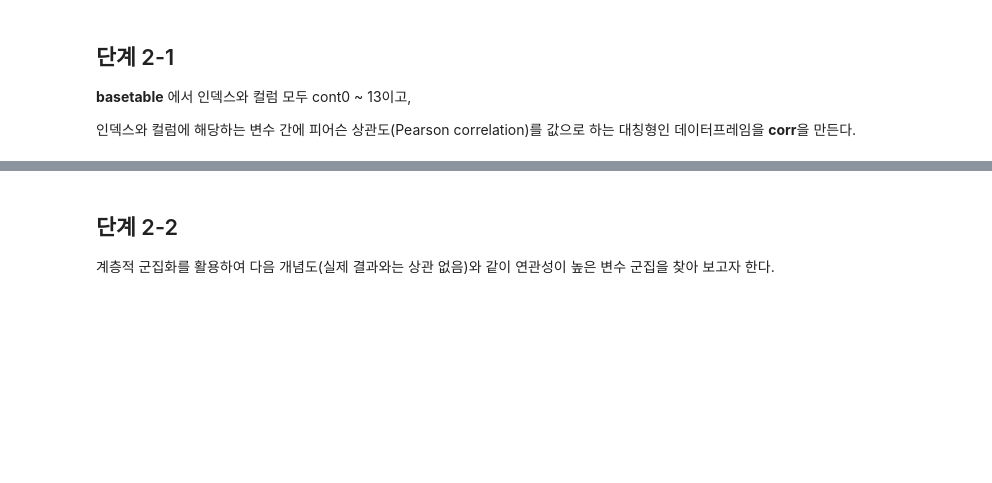
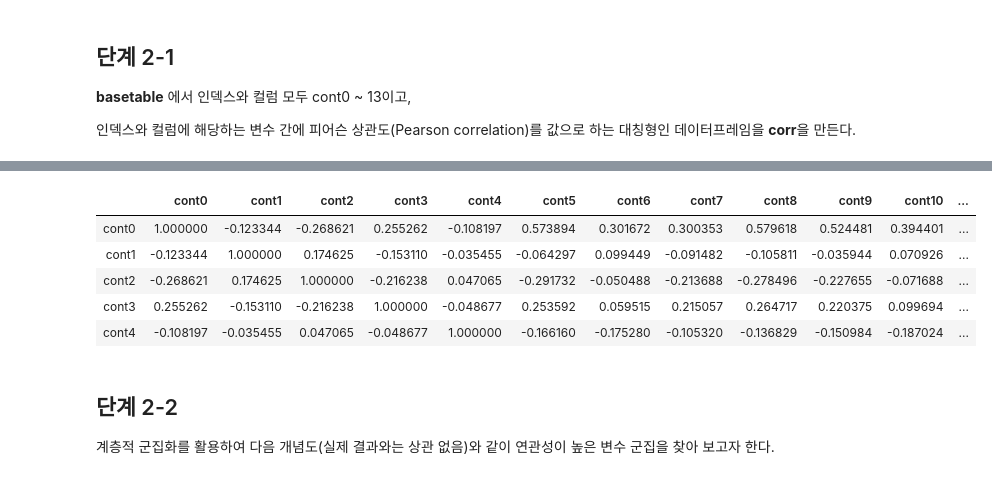
Before and after one commit to sunkusun9/DS_lv3_2603_2, a Jupyter notebook: sec_ds_lv3_prob2_prob.ipynb, the cells around one changed output, grey strips where cells are left out. Saved outputs shown, nothing was run; the diff lists cells and outputs as text; code cells hidden in the pictures; blank space fills up the shorter version.

```diff
--- a/sec_ds_lv3_prob2_prob.ipynb
+++ b/sec_ds_lv3_prob2_prob.ipynb
@@ -438,0 +467,7 @@ mean_squared_error(
+# %%
+df_prob1 = df_basetable.assign(
+    cat_c = lambda x: x[cat_cols].apply(
+        lambda x: ''.join(x), axis = 1
+    )
+)
+df_prob1.iloc[:5, -5:]
@@ -459,0 +598,20 @@ scipy.stats 제공 기능 활용
+# %%
+# 방법 2: 반복문
+
+from scipy.stats import kstest, norm
+# 결과를 저장하기 위한 list입니다.
+ks_result = []
+# value_counts로 cat_c의 빈도수를 가져옵니다.
+# k(key)는 cat_c, v(value)는 빈도수가 됩니다.
+for k, v in df_prob1['cat_c'].value_counts().items():
+    # 빈도수에 대하여 내림 차순으로 넘어오기 때문에
+    # 50 미만일 경우에 요건에 맞추어 멈춥니다.
+    if v < 50:
+        break
+    # 현재 라운드에 대한 kstest를 수행합니다.
+    s_target = df_prob1.loc[df_prob1['cat_c'] == k, 'target']
+    result = kstest((s_target - s_target.mean()) / s_target.std(), norm.cdf)
+    # (cat_c, 검정통계량, pvalue, 빈도수) 튜플을 ks_result에 추가합니다.
+    ks_result.append((k, result.statistic, result.pvalue, v))
+df_kstest = pd.DataFrame(ks_result, columns=['cat_c', 'stat', 'pvalue', 'cnt']).set_index('cat_c')
+df_kstest.head()
@@ -505,3 +722,17 @@ A + B + C 를 소수점 넷째 자리에서 반올림하여 셋째 자리까지
+# %%
+from scipy.stats import pearsonr
+pd.DataFrame(
+    squareform(
+        pdist(df_basetable[cont_cols].T, metric = lambda u, v: pearsonr(u, v)[0])
+    ) + np.eye(len(cont_cols)), index = cont_cols, columns = cont_cols
+).head()
+# %% [output]
+|  | cont0 | cont1 | cont2 | cont3 | cont4 | cont5 | cont6 | cont7 | cont8 | cont9 | cont10 | ... |
+| cont0 | 1.000000 | -0.123344 | -0.268621 | 0.255262 | -0.108197 | 0.573894 | 0.301672 | 0.300353 | 0.579618 | 0.524481 | 0.394401 | ... |
+| cont1 | -0.123344 | 1.000000 | 0.174625 | -0.153110 | -0.035455 | -0.064297 | 0.099449 | -0.091482 | -0.105811 | -0.035944 | 0.070926 | ... |
+| cont2 | -0.268621 | 0.174625 | 1.000000 | -0.216238 | 0.047065 | -0.291732 | -0.050488 | -0.213688 | -0.278496 | -0.227655 | -0.071688 | ... |
+| cont3 | 0.255262 | -0.153110 | -0.216238 | 1.000000 | -0.048677 | 0.253592 | 0.059515 | 0.215057 | 0.264717 | 0.220375 | 0.099694 | ... |
+| cont4 | -0.108197 | -0.035455 | 0.047065 | -0.048677 | 1.000000 | -0.166160 | -0.175280 | -0.105320 | -0.136829 | -0.150984 | -0.187024 | ... |
 # %% [markdown]
 ## 단계 2-2
 
```
Also changed, not shown: parts of 65 cells of this notebook.
